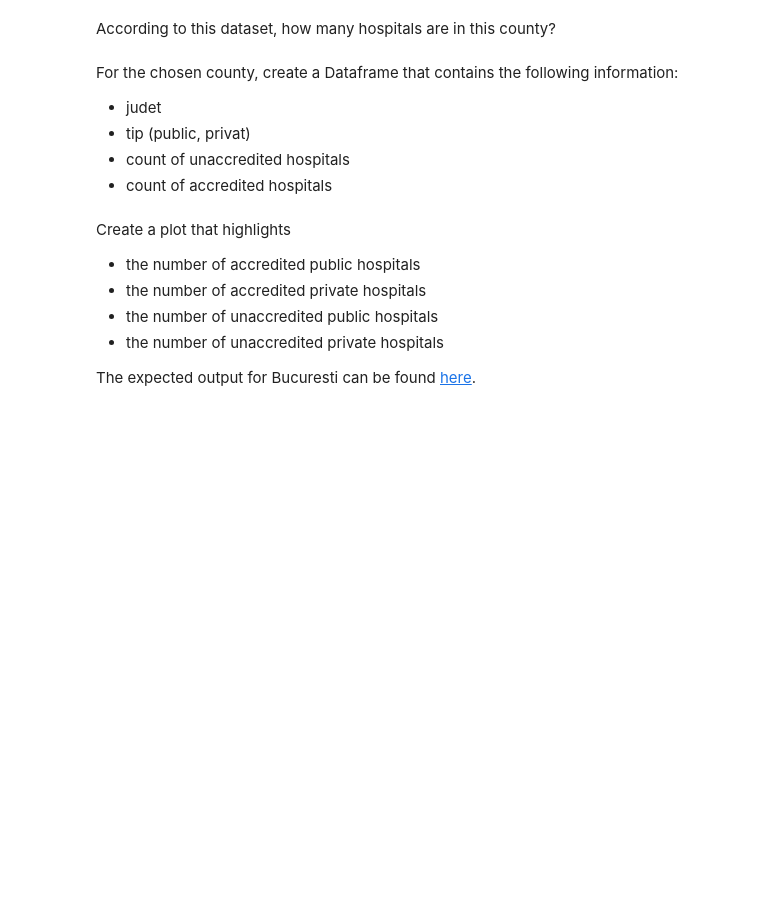
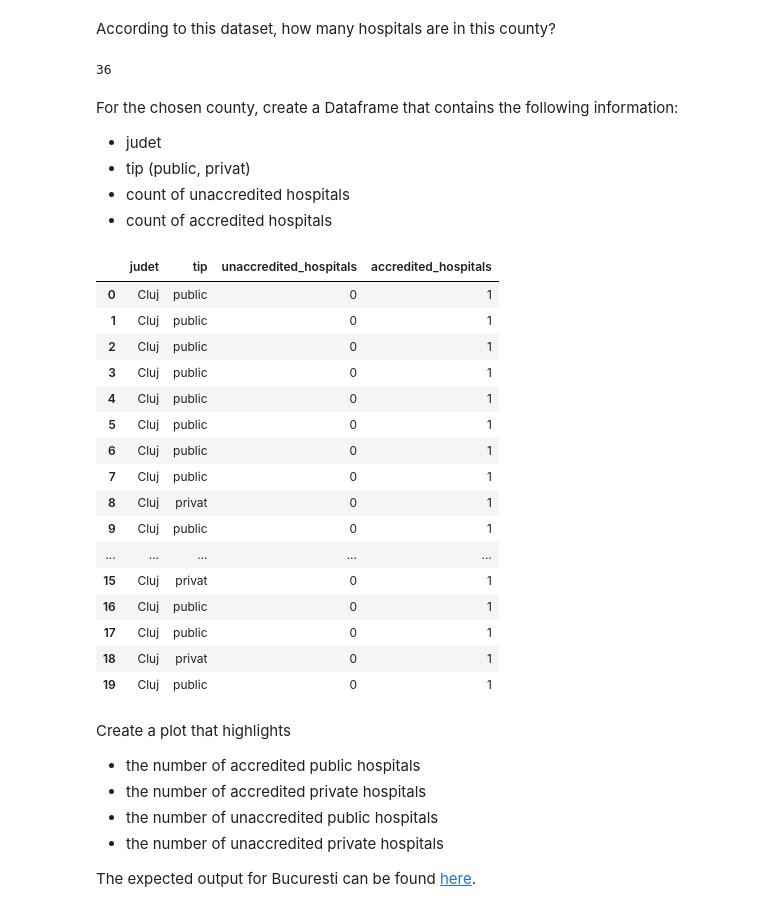
Before and after one commit to Seaful312/bootcamp, a Jupyter notebook: 2022/python_workshop/notebooks/10_test.ipynb, the cells around one changed output. Cells and saved outputs as stored; diff of their text form; code cells hidden in the pictures; blank space fills up the shorter version.

```diff
--- a/2022/python_workshop/notebooks/10_test.ipynb
+++ b/2022/python_workshop/notebooks/10_test.ipynb
@@ -202,9 +253,13 @@ How many hospitals are *not* accredited?
 Pick a county (judet) for a more in-depth analysis.
 (Bucuresti is also a county)
 # %%
-judet = ...
+judet = 'Cluj'
 # %% [markdown]
 According to this dataset, how many hospitals are in this county?
+# %%
+hospitals[(hospitals['judet'] == judet)].value_counts().count()
+# %% [output]
+36
 # %% [markdown]
 For the chosen county, create a Dataframe that contains the following information:
 * judet
@@ -217,3 +269,31 @@ stat.head()
+# %%
+stat = {
+    'judet': judet,
+    'tip': hospitals['tip'],
+    'unaccredited_hospitals': (hospitals['acreditare_i'] == 'Neacreditat').astype(int),
+    'accredited_hospitals': (hospitals['acreditare_i'] == 'Acreditat').astype(int)
+}
+
+stat = pd.DataFrame(stat)
+stat.head(20)
+# %% [output]
+|  | judet | tip | unaccredited_hospitals | accredited_hospitals |
+| 0 | Cluj | public | 0 | 1 |
+| 1 | Cluj | public | 0 | 1 |
+| 2 | Cluj | public | 0 | 1 |
+| 3 | Cluj | public | 0 | 1 |
+| 4 | Cluj | public | 0 | 1 |
+| 5 | Cluj | public | 0 | 1 |
+| 6 | Cluj | public | 0 | 1 |
+| 7 | Cluj | public | 0 | 1 |
+| 8 | Cluj | privat | 0 | 1 |
+| 9 | Cluj | public | 0 | 1 |
+| ... | ... | ... | ... | ... |
+| 15 | Cluj | privat | 0 | 1 |
+| 16 | Cluj | public | 0 | 1 |
+| 17 | Cluj | public | 0 | 1 |
+| 18 | Cluj | privat | 0 | 1 |
+| 19 | Cluj | public | 0 | 1 |
 # %% [markdown]
 Create a plot that highlights
 * the number of accredited public hospitals
```
Also changed, not shown: parts of 18 cells of this notebook.
